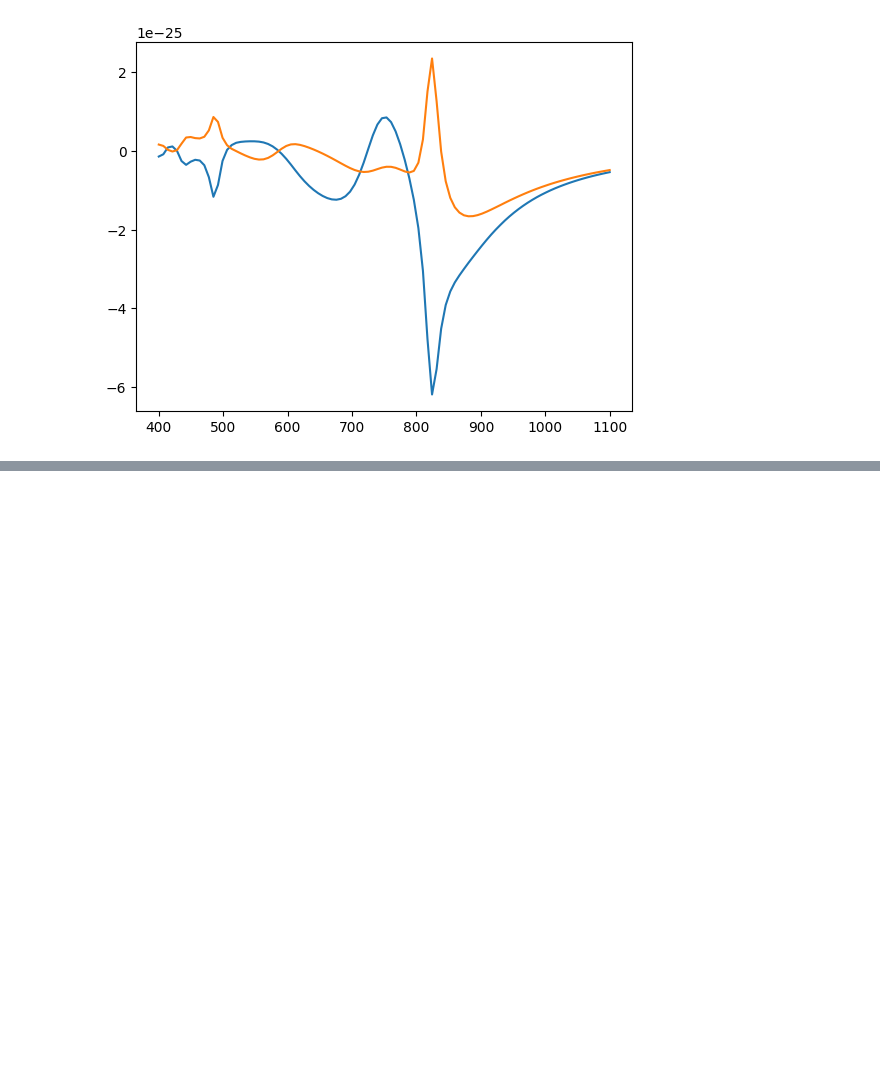
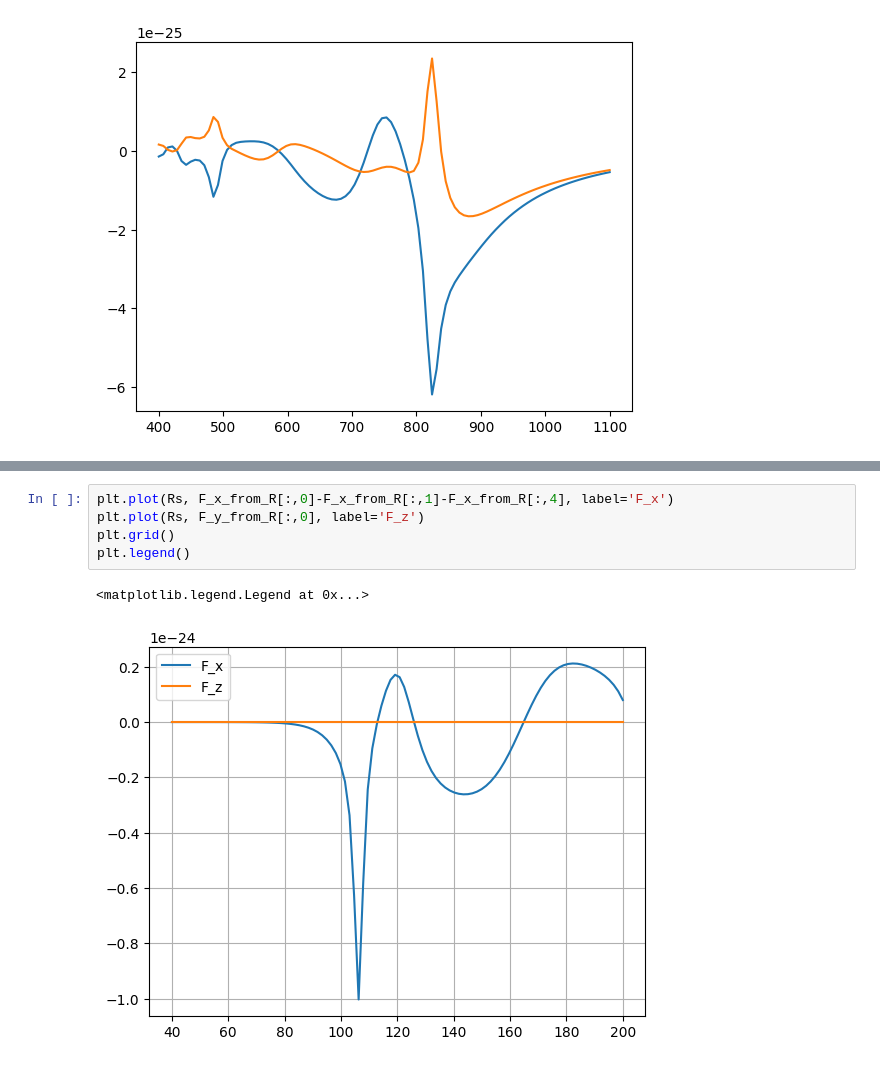
Before and after one commit to semyonbo/SPP_ANALYTICAL, a Jupyter notebook: SPP_vs_Force.ipynb, the cells around one changed output, grey strips where cells are left out. Drawn from its saved outputs; the diff is of its cells as text; blank space fills up the shorter version.

```diff
--- a/SPP_vs_Force.ipynb
+++ b/SPP_vs_Force.ipynb
@@ -299,0 +374,8 @@ plt.show()
+# %%
+plt.plot(Rs, F_x_from_R[:,0]-F_x_from_R[:,1]-F_x_from_R[:,4], label='F_x')
+plt.plot(Rs, F_y_from_R[:,0], label='F_z')
+plt.grid()
+plt.legend()
+# %% [output]
+<matplotlib.legend.Legend at 0x...>
+[figure, added]
```
Also changed, not shown: parts of 6 cells of this notebook.
